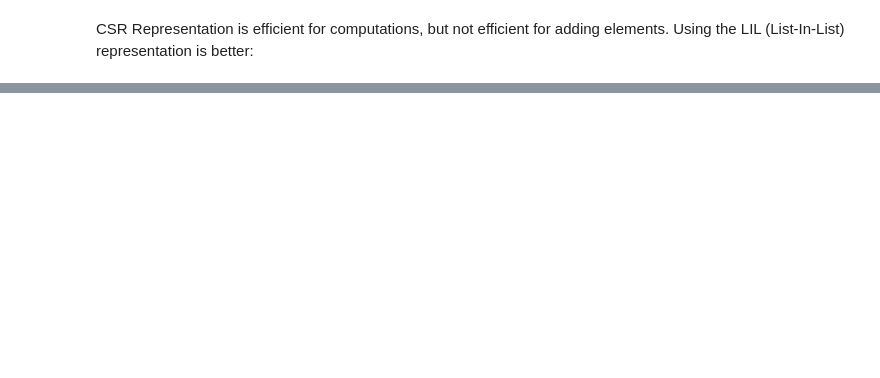
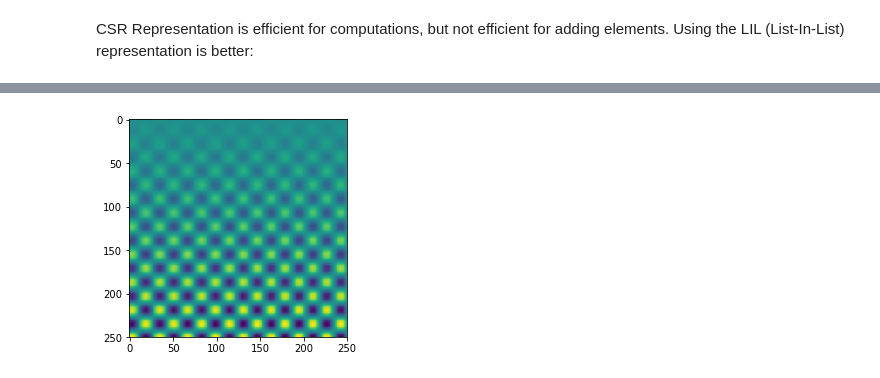
Before and after one commit to klam28/ML, a Jupyter notebook: shadow - 01_basics.ipynb, the cells around one changed output, grey strips where cells are left out. Saved outputs shown, nothing was run; the diff lists cells and outputs as text; code cells hidden in the pictures; blank space fills up the shorter version.

```diff
--- a/shadow - 01_basics.ipynb
+++ b/shadow - 01_basics.ipynb
@@ -172,0 +239,5 @@ print(lil_csr)
+# %%
+# plt.imshow ~ Displays Images In A Graph
+plt.imshow(im);
+# %% [output]
+[figure, added]
```
Also changed, not shown: parts of 23 cells of this notebook, 5 other files.
